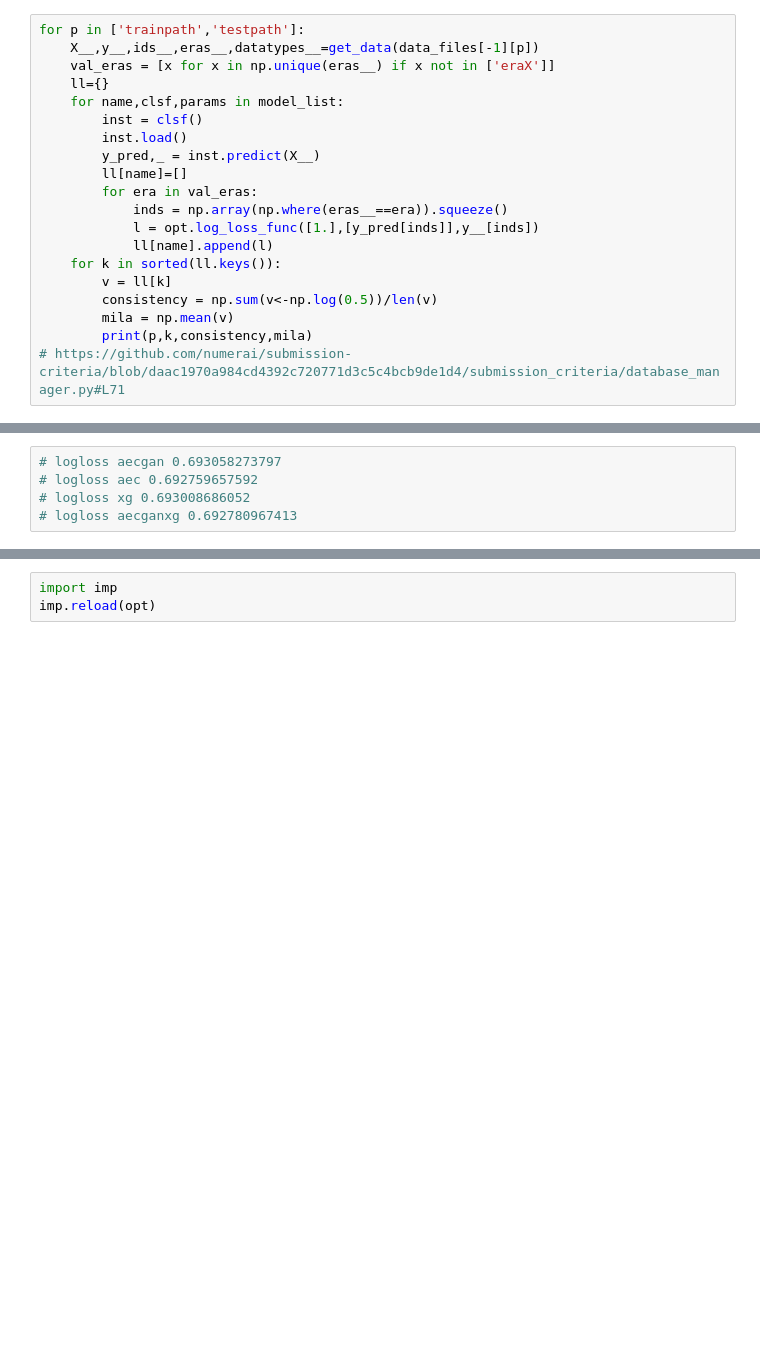
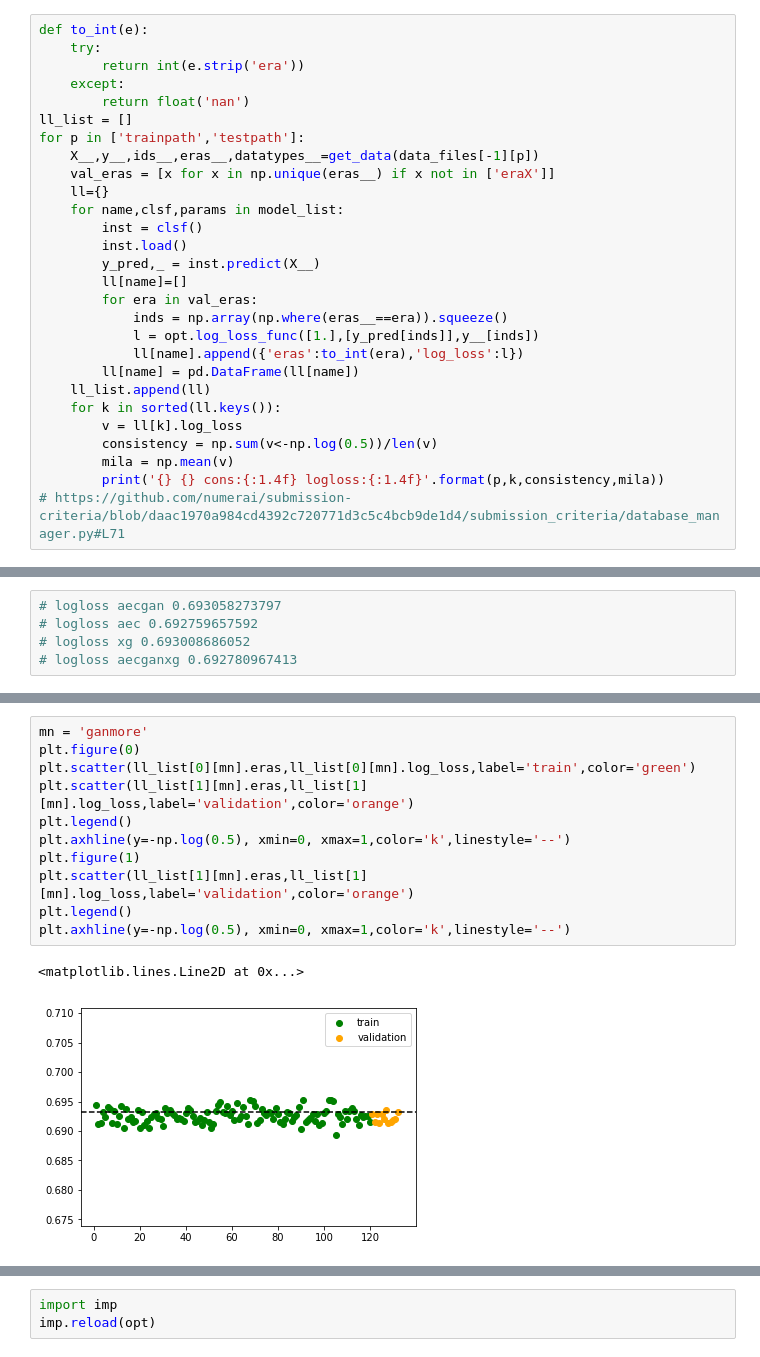
Before and after one commit to pangyuteng/yomamai, a Jupyter notebook: bin/consistency.ipynb, the cells around one changed output, grey strips where cells are left out. Saved outputs shown, nothing was run; the diff lists cells and outputs as text; blank space fills up the shorter version.

```diff
--- a/bin/consistency.ipynb
+++ b/bin/consistency.ipynb
@@ -62,4 +82,10 @@ val_inds.shape
 # %%
+def to_int(e):
+    try:
+        return int(e.strip('era'))
+    except:
+        return float('nan')
+ll_list = []
 for p in ['trainpath','testpath']:
     X__,y__,ids__,eras__,datatypes__=get_data(data_files[-1][p])
     val_eras = [x for x in np.unique(eras__) if x not in ['eraX']]
@@ -72,10 +98,12 @@ for p in ['trainpath','testpath']:
         for era in val_eras:
             inds = np.array(np.where(eras__==era)).squeeze()
             l = opt.log_loss_func([1.],[y_pred[inds]],y__[inds])
-            ll[name].append(l)
+            ll[name].append({'eras':to_int(era),'log_loss':l})
+        ll[name] = pd.DataFrame(ll[name])
+    ll_list.append(ll)
     for k in sorted(ll.keys()):
-        v = ll[k]
+        v = ll[k].log_loss
         consistency = np.sum(v<-np.log(0.5))/len(v)
         mila = np.mean(v)
-        print(p,k,consistency,mila)
+        print('{} {} cons:{:1.4f} logloss:{:1.4f}'.format(p,k,consistency,mila))
 # https://github.com/numerai/submission-criteria/blob/daac1970a984cd4392c720771d3c5c4bcb9de1d4/submission_criteria/database_manager.py#L71
@@ -86,0 +150,14 @@ for p in ['trainpath','testpath']:
+# %%
+mn = 'ganmore'
+plt.figure(0)
+plt.scatter(ll_list[0][mn].eras,ll_list[0][mn].log_loss,label='train',color='green')
+plt.scatter(ll_list[1][mn].eras,ll_list[1][mn].log_loss,label='validation',color='orange')
+plt.legend()
+plt.axhline(y=-np.log(0.5), xmin=0, xmax=1,color='k',linestyle='--')
+plt.figure(1)
+plt.scatter(ll_list[1][mn].eras,ll_list[1][mn].log_loss,label='validation',color='orange')
+plt.legend()
+plt.axhline(y=-np.log(0.5), xmin=0, xmax=1,color='k',linestyle='--')
+# %% [output]
+<matplotlib.lines.Line2D at 0x...>
+[figure, added]
```
Also changed, not shown: parts of 9 cells of this notebook, 6 other files.
